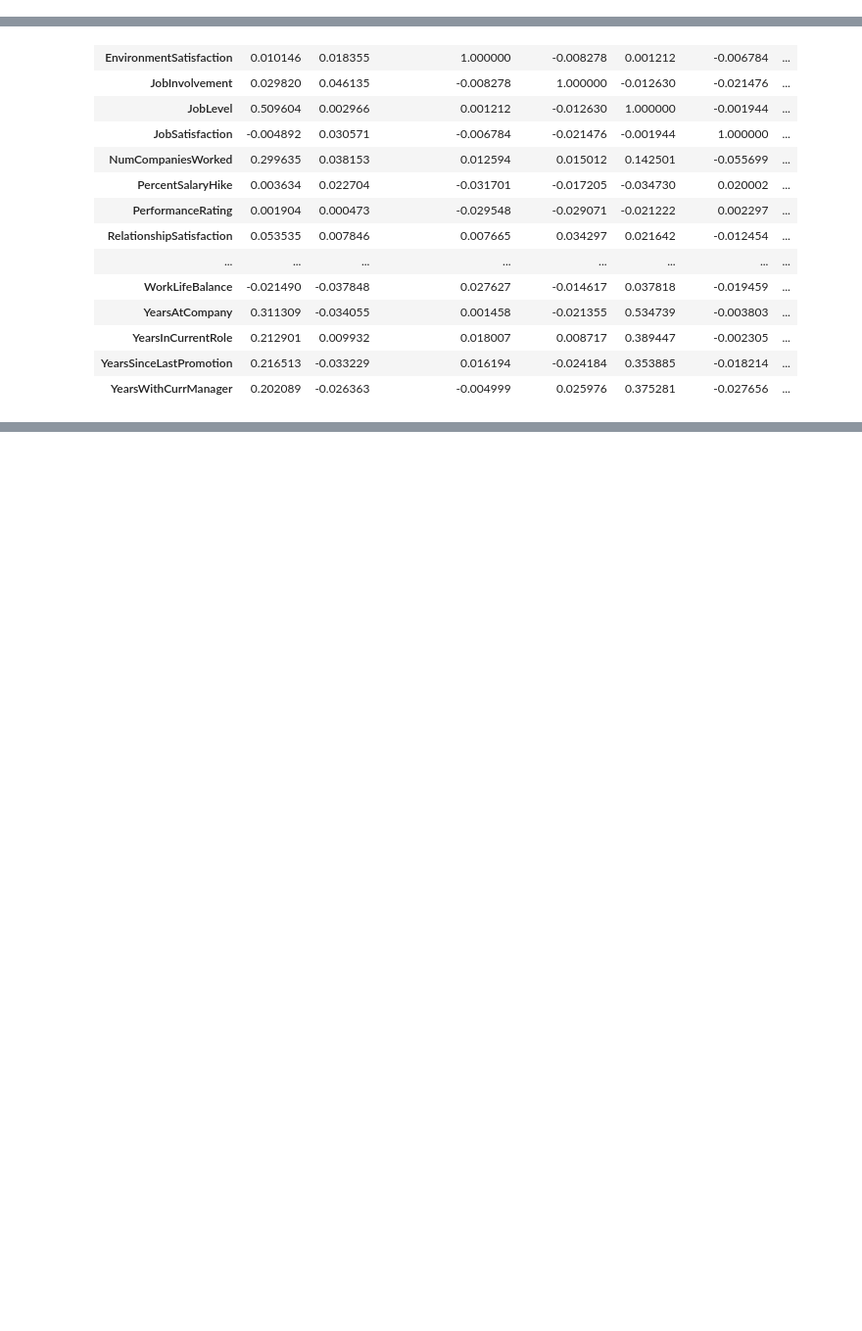
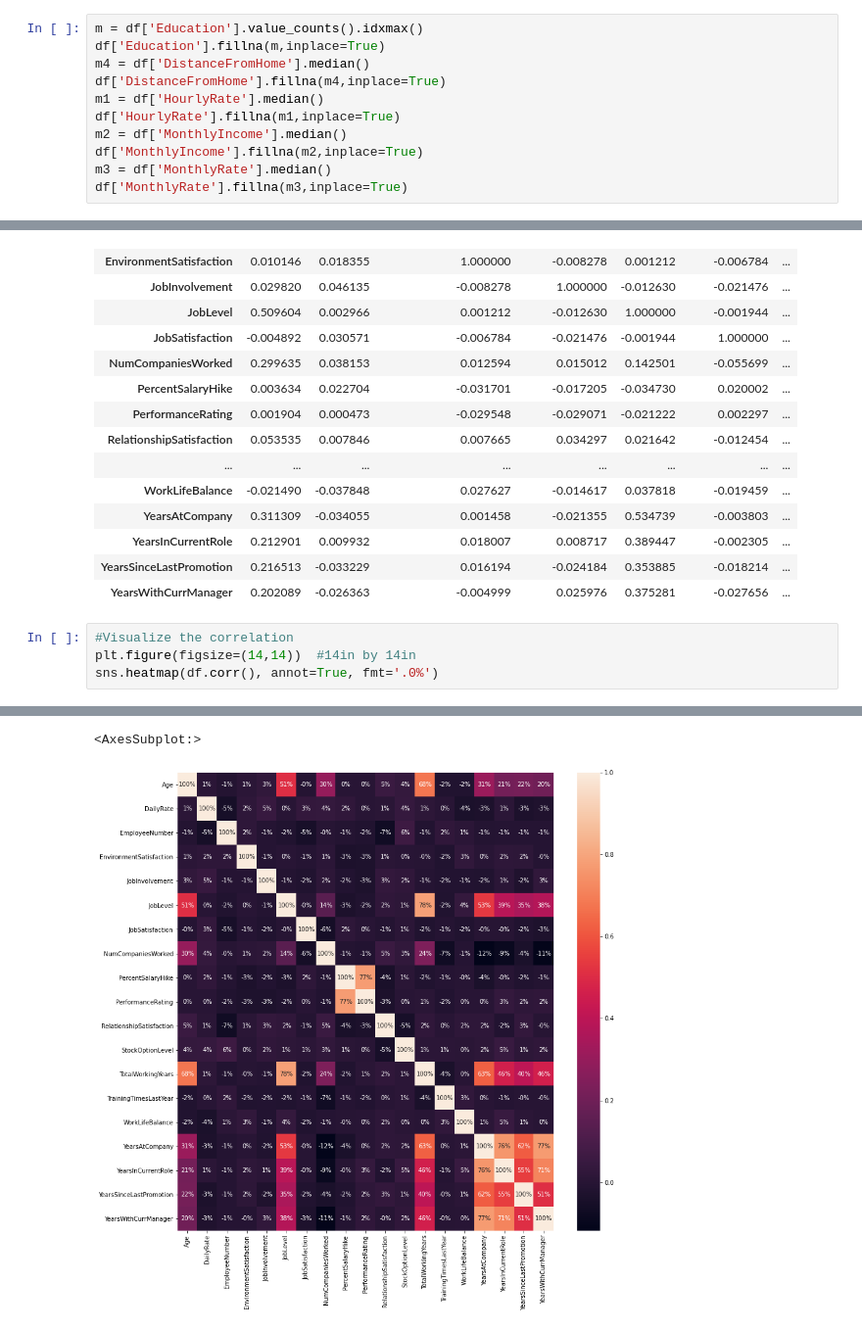
Before and after one commit to nithinkrishnan/dm-assgn, a Jupyter notebook: Code/Attrition_bkp.ipynb, the cells around one changed output, grey strips where cells are left out. Shown: that part at 98% size. Cells and saved outputs as stored; diff of their text form; blank space fills up the shorter version.

```diff
--- a/Code/Attrition_bkp.ipynb
+++ b/Code/Attrition_bkp.ipynb
@@ -163,0 +224,11 @@ dtype: int64
+# %%
+m = df['Education'].value_counts().idxmax()
+df['Education'].fillna(m,inplace=True)
+m4 = df['DistanceFromHome'].median()
+df['DistanceFromHome'].fillna(m4,inplace=True)
+m1 = df['HourlyRate'].median()
+df['HourlyRate'].fillna(m1,inplace=True)
+m2 = df['MonthlyIncome'].median()
+df['MonthlyIncome'].fillna(m2,inplace=True)
+m3 = df['MonthlyRate'].median()
+df['MonthlyRate'].fillna(m3,inplace=True)
@@ -238,3 +324,8 @@ df.corr()
 | YearsInCurrentRole | 0.212901 | 0.009932 | 0.018007 | 0.008717 | 0.389447 | -0.002305 | ... |
 | YearsSinceLastPromotion | 0.216513 | -0.033229 | 0.016194 | -0.024184 | 0.353885 | -0.018214 | ... |
 | YearsWithCurrManager | 0.202089 | -0.026363 | -0.004999 | 0.025976 | 0.375281 | -0.027656 | ... |
+# %%
+#Visualize the correlation
+plt.figure(figsize=(14,14))  #14in by 14in
+sns.heatmap(df.corr(), annot=True, fmt='.0%')
+# %% [output]
@@ -240,0 +333,2 @@ df.corr()
+<AxesSubplot:>
+[figure, added]
```
Also changed, not shown: parts of 23 cells of this notebook.
